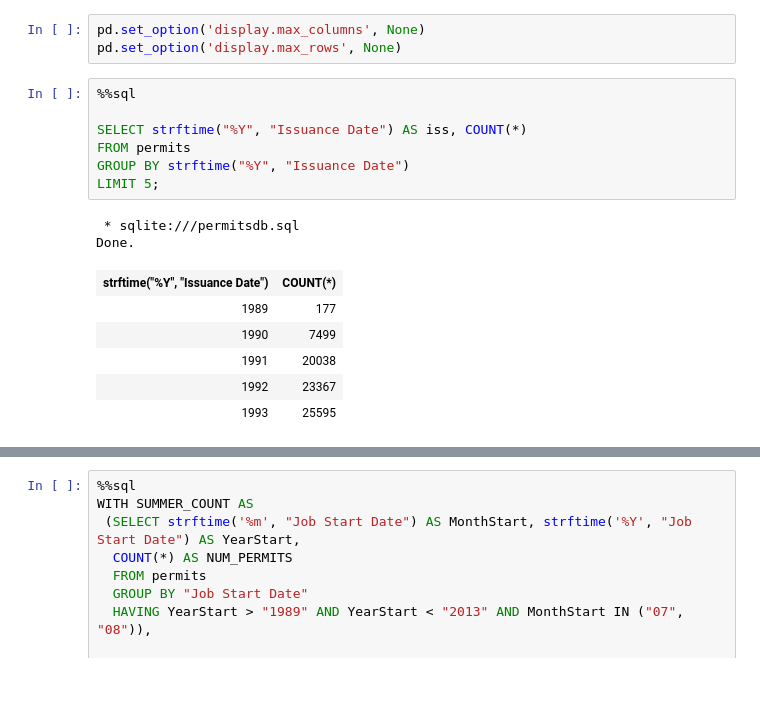
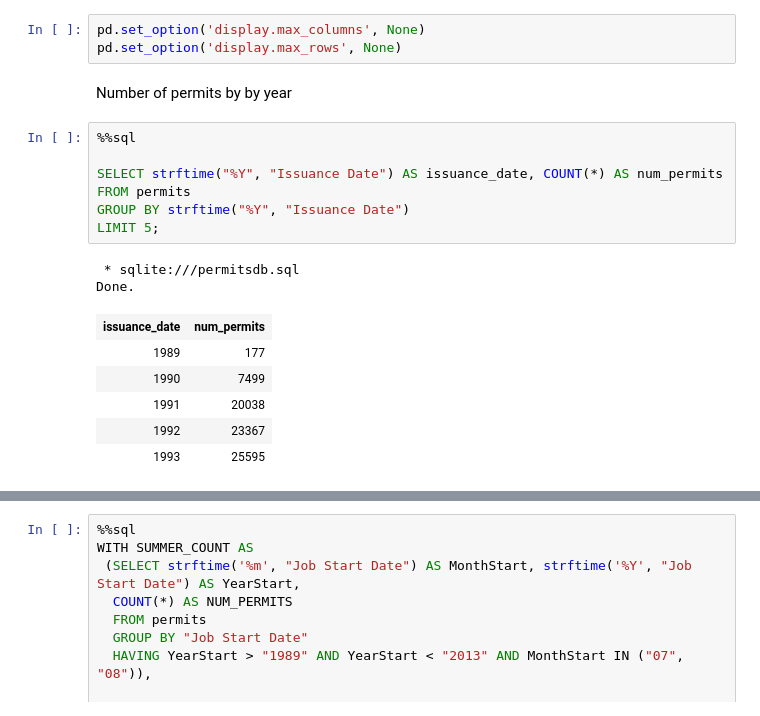
Before and after one commit to dray89/SQL, a Jupyter notebook: Proj_DataAnalysis_In_SQLlite.ipynb, the cells around one changed output, grey strips where cells are left out. Saved outputs shown, nothing was run; the diff lists cells and outputs as text; blank space fills up the shorter version.

```diff
--- a/Proj_DataAnalysis_In_SQLlite.ipynb
+++ b/Proj_DataAnalysis_In_SQLlite.ipynb
@@ -368,17 +368,19 @@ len(joined[joined['zscore']>=2])
 # %%
 pd.set_option('display.max_columns', None)
 pd.set_option('display.max_rows', None)
+# %% [markdown]
+<p> Number of permits by by year </p>
 # %%
 %%sql
 
-SELECT strftime("%Y", "Issuance Date") AS iss, COUNT(*)
+SELECT strftime("%Y", "Issuance Date") AS issuance_date, COUNT(*) AS num_permits
 FROM permits
 GROUP BY strftime("%Y", "Issuance Date")
 LIMIT 5;
 # %% [output]
  * sqlite:///permitsdb.sql
 Done.
-| strftime("%Y", "Issuance Date") | COUNT(*) |
+| issuance_date | num_permits |
 | 1989 | 177 |
 | 1990 | 7499 |
 | 1991 | 20038 |
```
Also changed, not shown: parts of 1 cell of this notebook.
